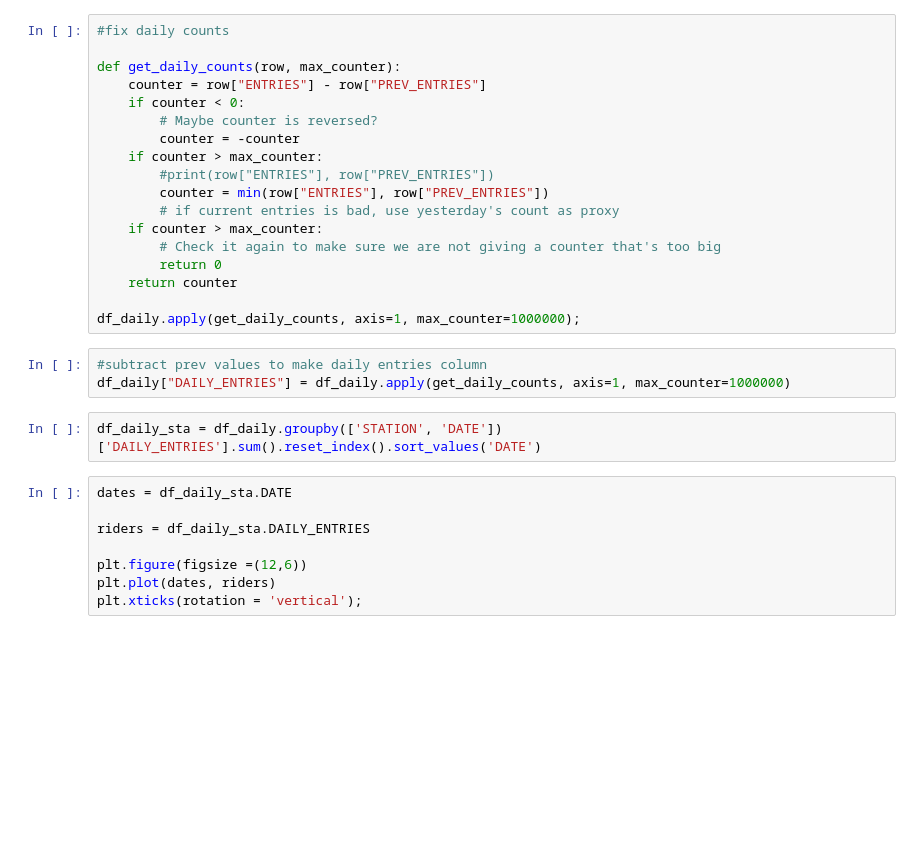
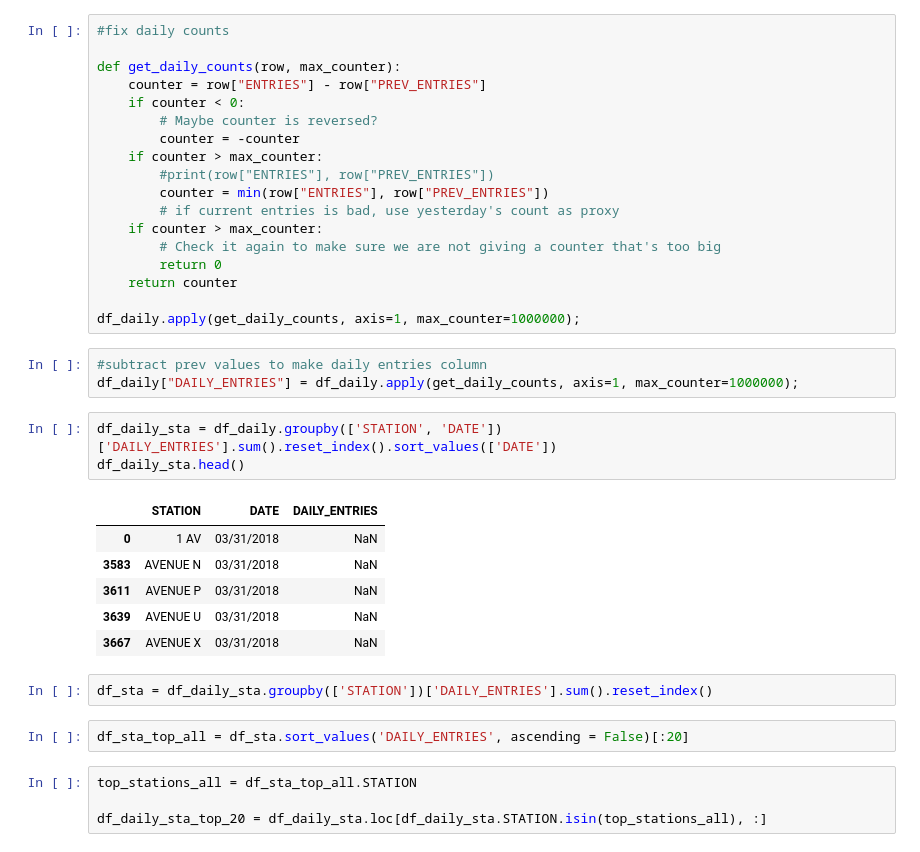
Before and after one commit to asherani/Benson, a Jupyter notebook: presentation_data.ipynb, the cells around one changed output. Drawn from its saved outputs; the diff is of its cells as text; blank space fills up the shorter version.

```diff
--- a/presentation_data.ipynb
+++ b/presentation_data.ipynb
@@ -74,14 +82,22 @@ def get_daily_counts(row, max_counter):
 df_daily.apply(get_daily_counts, axis=1, max_counter=1000000);
 # %%
 #subtract prev values to make daily entries column
-df_daily["DAILY_ENTRIES"] = df_daily.apply(get_daily_counts, axis=1, max_counter=1000000)
+df_daily["DAILY_ENTRIES"] = df_daily.apply(get_daily_counts, axis=1, max_counter=1000000);
 # %%
-df_daily_sta = df_daily.groupby(['STATION', 'DATE'])['DAILY_ENTRIES'].sum().reset_index().sort_values('DATE')
+df_daily_sta = df_daily.groupby(['STATION', 'DATE'])['DAILY_ENTRIES'].sum().reset_index().sort_values(['DATE'])
+df_daily_sta.head()
+# %% [output]
+|  | STATION | DATE | DAILY_ENTRIES |
+| 0 | 1 AV | 03/31/2018 | NaN |
+| 3583 | AVENUE N | 03/31/2018 | NaN |
+| 3611 | AVENUE P | 03/31/2018 | NaN |
+| 3639 | AVENUE U | 03/31/2018 | NaN |
+| 3667 | AVENUE X | 03/31/2018 | NaN |
-# %%
-dates = df_daily_sta.DATE
-
-riders = df_daily_sta.DAILY_ENTRIES
-
-plt.figure(figsize =(12,6))
-plt.plot(dates, riders)
-plt.xticks(rotation = 'vertical');
+# %%
+df_sta = df_daily_sta.groupby(['STATION'])['DAILY_ENTRIES'].sum().reset_index()
+# %%
+df_sta_top_all = df_sta.sort_values('DAILY_ENTRIES', ascending = False)[:20]
+# %%
+top_stations_all = df_sta_top_all.STATION
+
+df_daily_sta_top_20 = df_daily_sta.loc[df_daily_sta.STATION.isin(top_stations_all), :]
```
Also changed, not shown: parts of 13 cells of this notebook.
